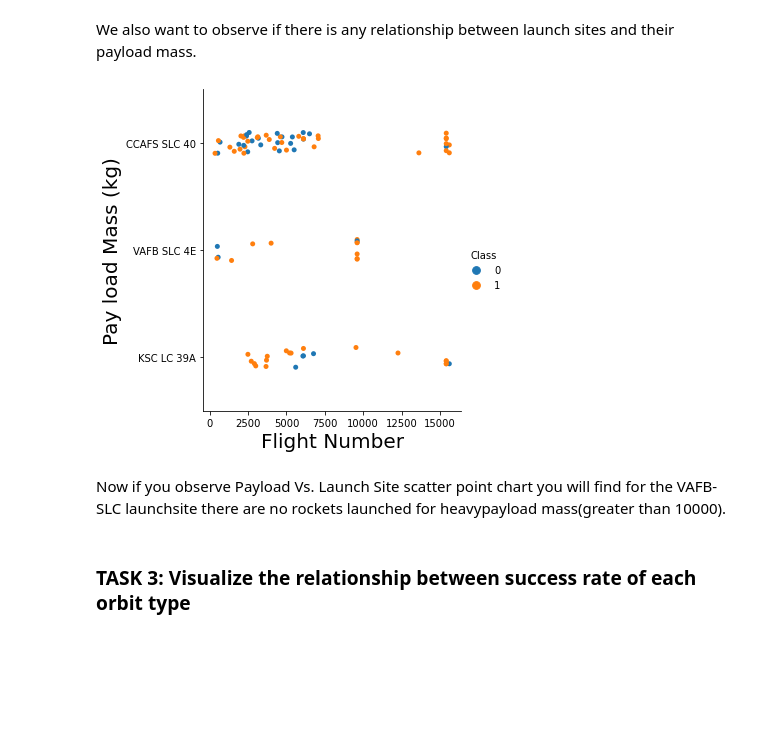
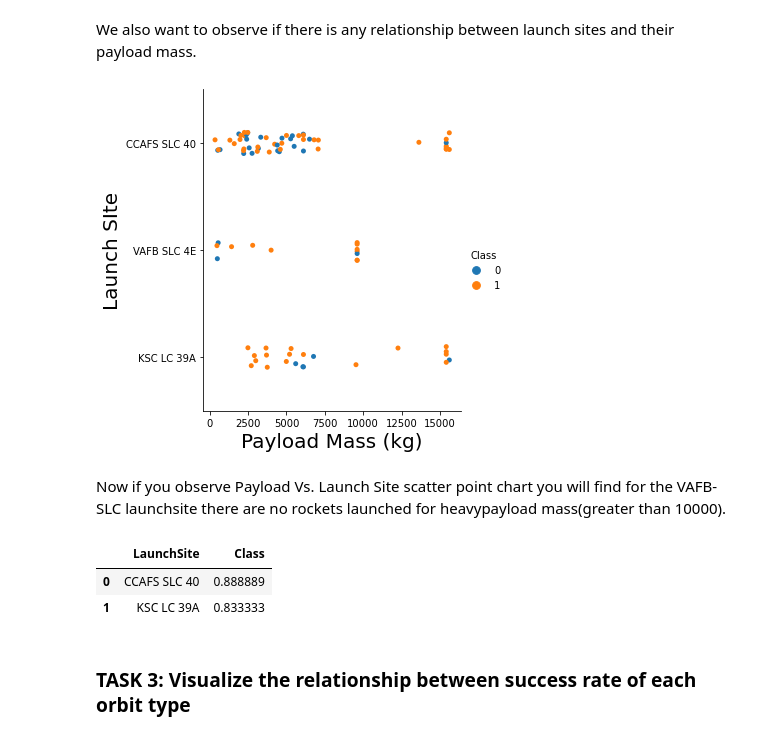
Before and after one commit to SwatsonDS/IBM_DS_Capstone_Project, a Jupyter notebook: EDA Visualization.ipynb, the cells around one changed output. Drawn from its saved outputs; the diff is of its cells as text; code cells hidden in the pictures; blank space fills up the shorter version.

```diff
--- a/EDA Visualization.ipynb
+++ b/EDA Visualization.ipynb
@@ -111,13 +121,22 @@ We also want to observe if there is any relationship between launch sites and th
 # %%
 # Plot a scatter point chart with x axis to be Pay Load Mass (kg) and y axis to be the launch site, and hue to be the class value
 sns.catplot(y="LaunchSite", x="PayloadMass", hue="Class", data=df, aspect = 1)
-plt.xlabel("Flight Number",fontsize=20)
-plt.ylabel("Pay load Mass (kg)",fontsize=20)
+plt.xlabel("Payload Mass (kg)",fontsize=20)
+plt.ylabel("Launch SIte",fontsize=20)
 plt.show()
 # %% [output]
-[figure, old version]
+[figure, new version]
 # %% [markdown]
 Now if you observe Payload Vs. Launch Site scatter point chart you will find for the VAFB-SLC  launchsite there are no  rockets  launched for  heavypayload mass(greater than 10000).
+# %%
+series_10 = df[df['PayloadMass'] > 10000].groupby('LaunchSite')['Class'].mean() # sorting dataframe to find launches with mass above 10M kg, then find average success rate
+df_10=pd.DataFrame(series_10)
+df_10.reset_index(inplace=True)
+df_10.head()
+# %% [output]
+|  | LaunchSite | Class |
+| 0 | CCAFS SLC 40 | 0.888889 |
+| 1 | KSC LC 39A | 0.833333 |
 # %% [markdown]
 ### TASK  3: Visualize the relationship between success rate of each orbit type
 # %% [markdown]
```
Also changed, not shown: parts of 9 cells of this notebook.
